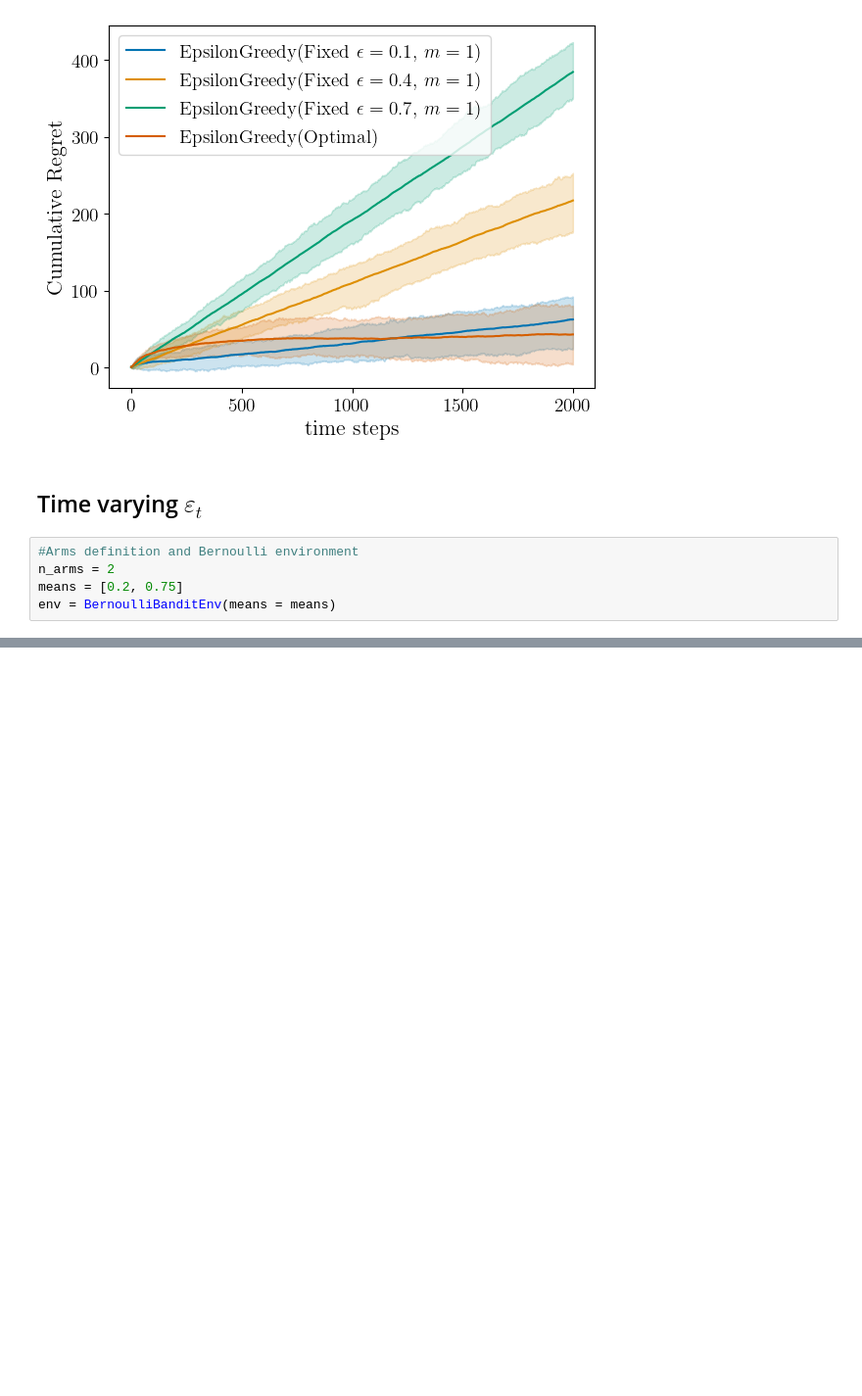
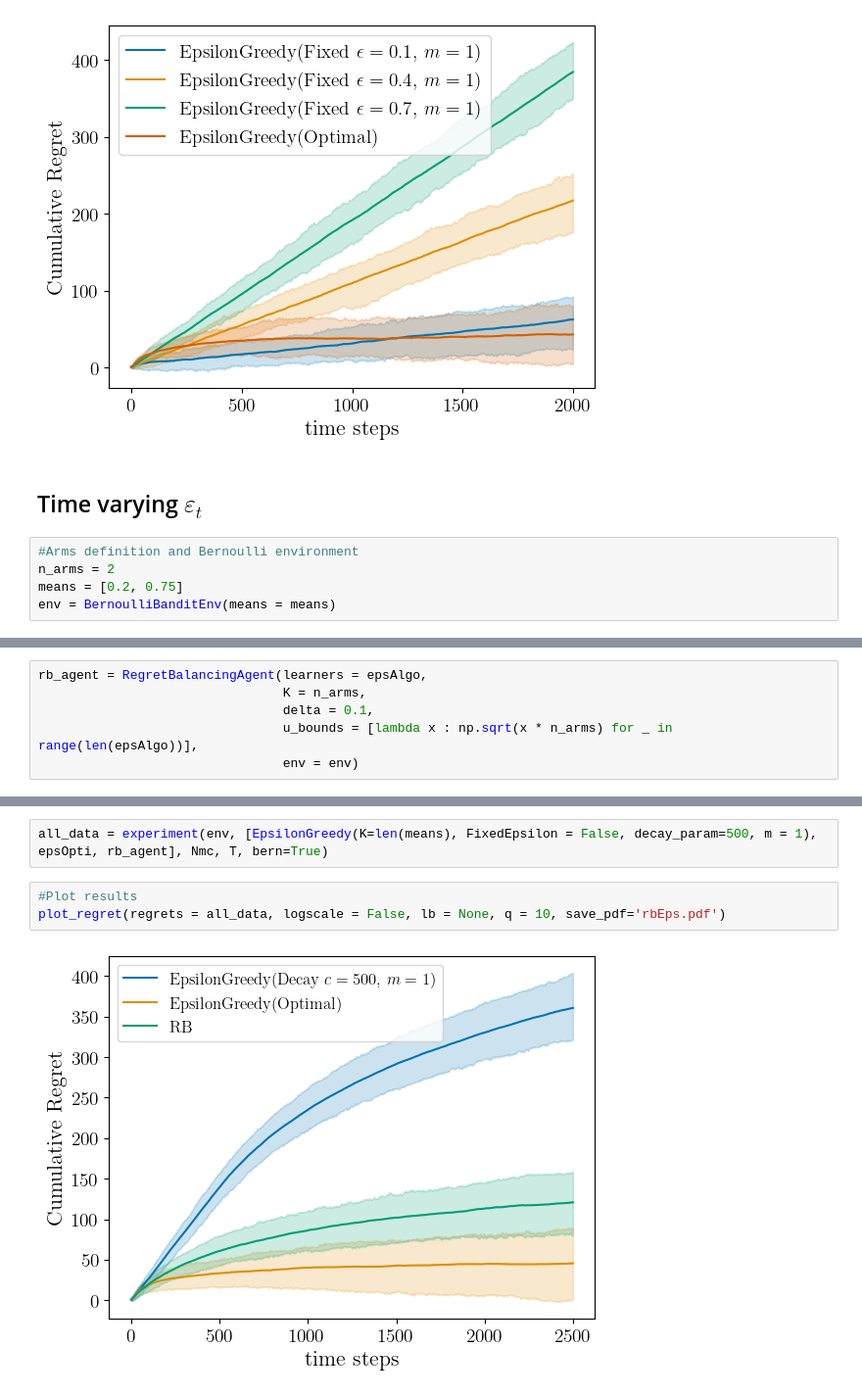
Before and after one commit to AugustinCablant/Advanced-ML, a Jupyter notebook: src/figuresEpsGreedy.ipynb, the cells around one changed output, grey strips where cells are left out. Shown at 98% size. Cells and saved outputs as stored; diff of their text form; blank space fills up the shorter version.

```diff
--- a/src/figuresEpsGreedy.ipynb
+++ b/src/figuresEpsGreedy.ipynb
@@ -65,2 +67,8 @@ epsAlgo = [eps1, eps2, eps3, epsOpti]
+# %%
+rb_agent = RegretBalancingAgent(learners = epsAlgo,
+                                K = n_arms,
+                                delta = 0.1,
+                                u_bounds = [lambda x : np.sqrt(x * n_arms) for _ in range(len(epsAlgo))],
+                                env = env)
 # %%
 #Run experiments
@@ -85,0 +94,7 @@ plot_regret(regrets = all_data, logscale = False, lb = None, q = 10, save_pdf='d
+# %%
+all_data = experiment(env, [EpsilonGreedy(K=len(means), FixedEpsilon = False, decay_param=500, m = 1), epsOpti, rb_agent], Nmc, T, bern=True)
+# %%
+#Plot results
+plot_regret(regrets = all_data, logscale = False, lb = None, q = 10, save_pdf='rbEps.pdf')
+# %% [output]
+[figure, added]
```
Also changed, not shown: parts of 11 cells of this notebook, 3 other files.
